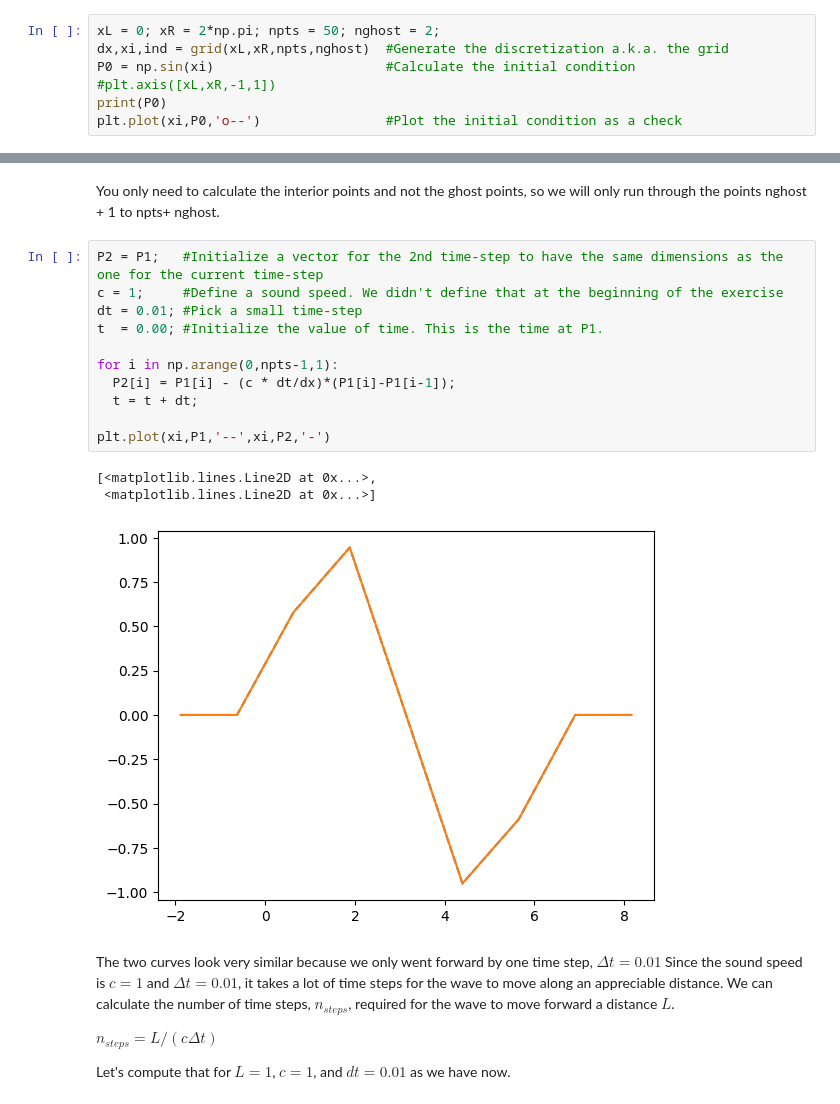
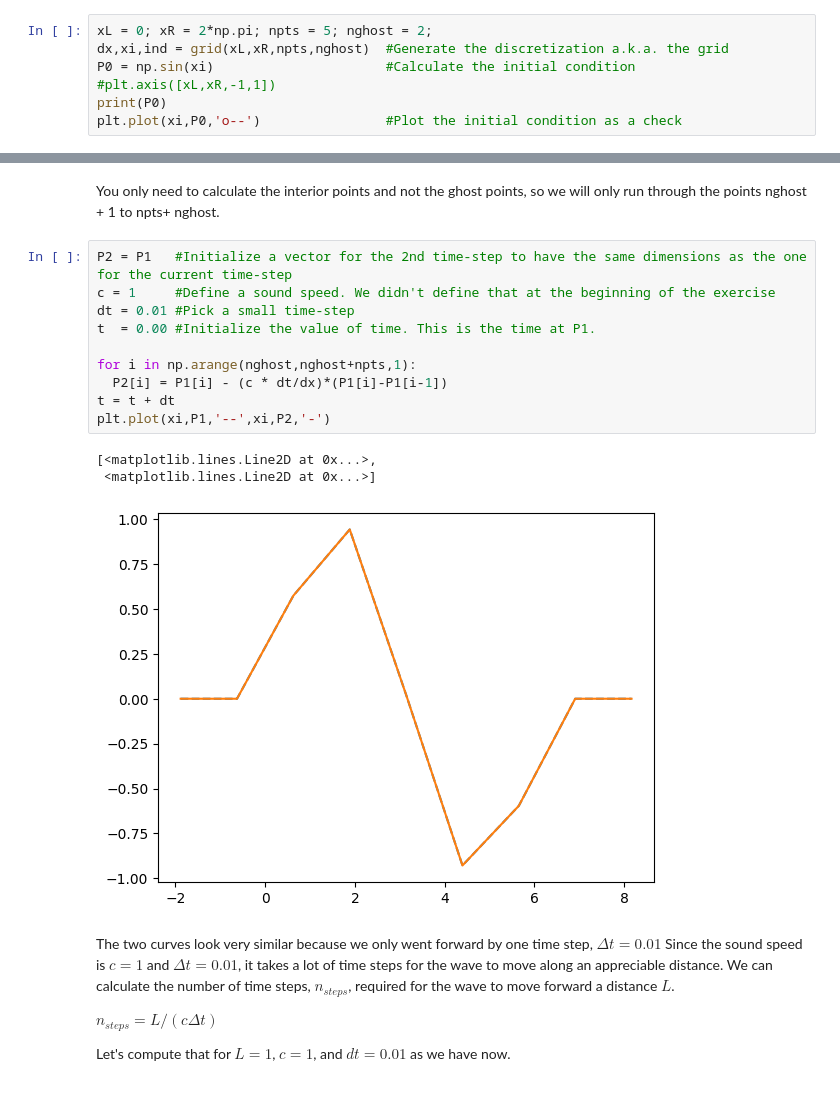
Before and after one commit to concordia-grad-computing-seminars/mech692-part2, a Jupyter notebook: Assignments/Assignment2/FirstCFD-updated-python.ipynb, the cells around one changed output, grey strips where cells are left out. Saved outputs shown, nothing was run; the diff lists cells and outputs as text.

Commit message:
Assignment 2: typos
* bounds in arange for space
* t+dt outside of i loop
* taking out ";" from statements

```diff
--- a/Assignments/Assignment2/FirstCFD-updated-python.ipynb
+++ b/Assignments/Assignment2/FirstCFD-updated-python.ipynb
@@ -75,7 +75,7 @@ What are some of the other parts of a CFD application? Here's two more:
 # %% [markdown]
 Let's use a sine wave as our first try. 'P(x,t=0) = sin(x)'
 # %%
-xL = 0; xR = 2*np.pi; npts = 50; nghost = 2;
+xL = 0; xR = 2*np.pi; npts = 5; nghost = 2;
 dx,xi,ind = grid(xL,xR,npts,nghost)  #Generate the discretization a.k.a. the grid
 P0 = np.sin(xi)                      #Calculate the initial condition
 #plt.axis([xL,xR,-1,1])
@@ -172,20 +165,19 @@ But nevermind for now. Let's implement one time-step:
 # %% [markdown]
 You only need to calculate the interior points and not the ghost points, so we will only run through the points nghost + 1 to npts+ nghost.
 # %%
-P2 = P1;   #Initialize a vector for the 2nd time-step to have the same dimensions as the one for the current time-step
-c = 1;     #Define a sound speed. We didn't define that at the beginning of the exercise
-dt = 0.01; #Pick a small time-step
-t  = 0.00; #Initialize the value of time. This is the time at P1.
+P2 = P1   #Initialize a vector for the 2nd time-step to have the same dimensions as the one for the current time-step
+c = 1     #Define a sound speed. We didn't define that at the beginning of the exercise
+dt = 0.01 #Pick a small time-step
+t  = 0.00 #Initialize the value of time. This is the time at P1.
 
-for i in np.arange(0,npts-1,1):
-  P2[i] = P1[i] - (c * dt/dx)*(P1[i]-P1[i-1]);
-  t = t + dt;
-
+for i in np.arange(nghost,nghost+npts,1):
+  P2[i] = P1[i] - (c * dt/dx)*(P1[i]-P1[i-1])
+t = t + dt
 plt.plot(xi,P1,'--',xi,P2,'-')
 # %% [output]
 [<matplotlib.lines.Line2D at 0x...>,
  <matplotlib.lines.Line2D at 0x...>]
-[figure, old version]
+[figure, new version]
 # %% [markdown]
 The two curves look very similar because we only went forward by one time step, $\Delta t = 0.01$ Since the sound speed is $c = 1$ and $\Delta t = 0.01$, it takes a lot of time steps for the wave to move along an appreciable distance. We can calculate the number of time steps, $n_{steps}$, required for the wave to move forward a distance $L$.
 
```
Also changed, not shown: parts of 2 cells of this notebook.
